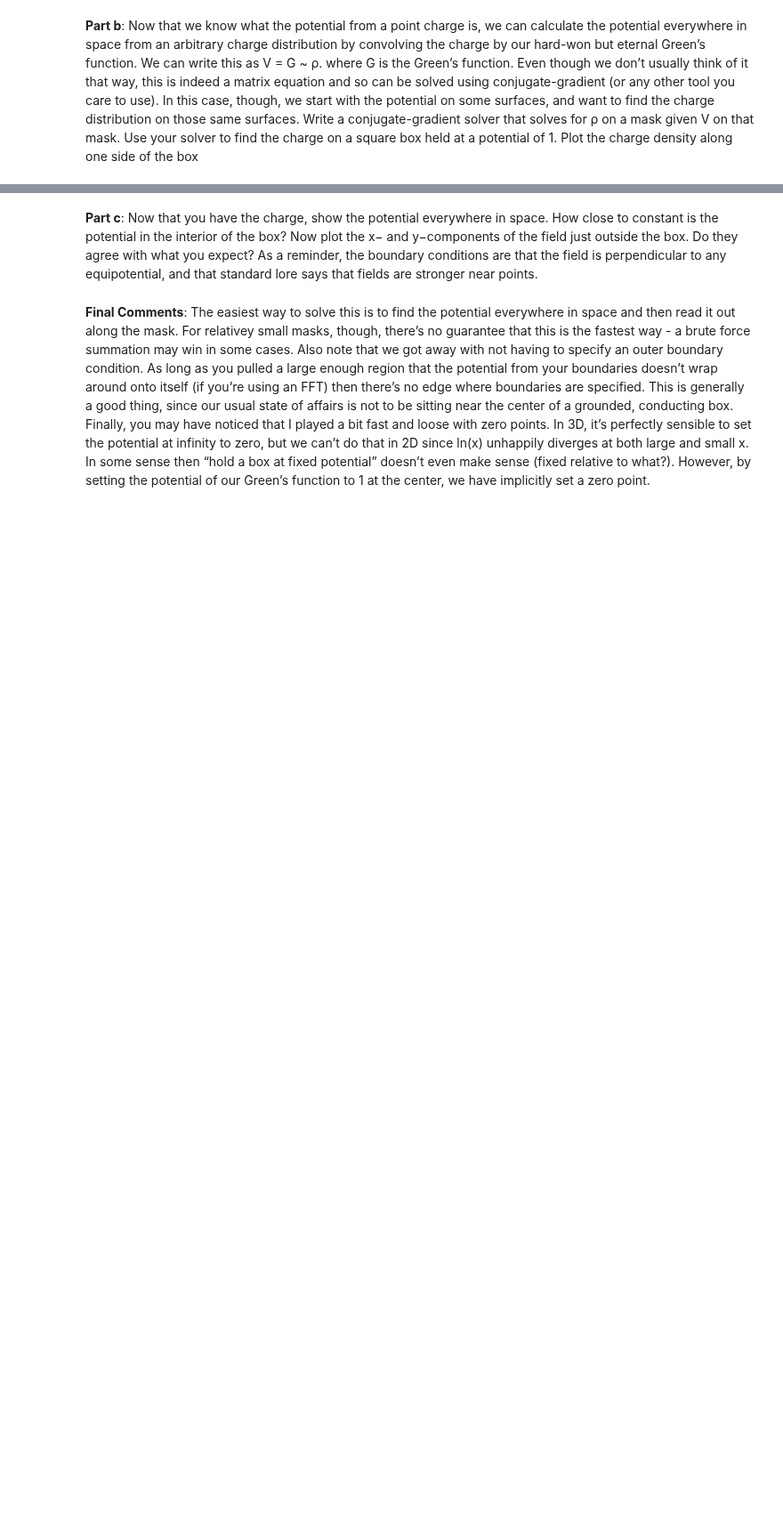
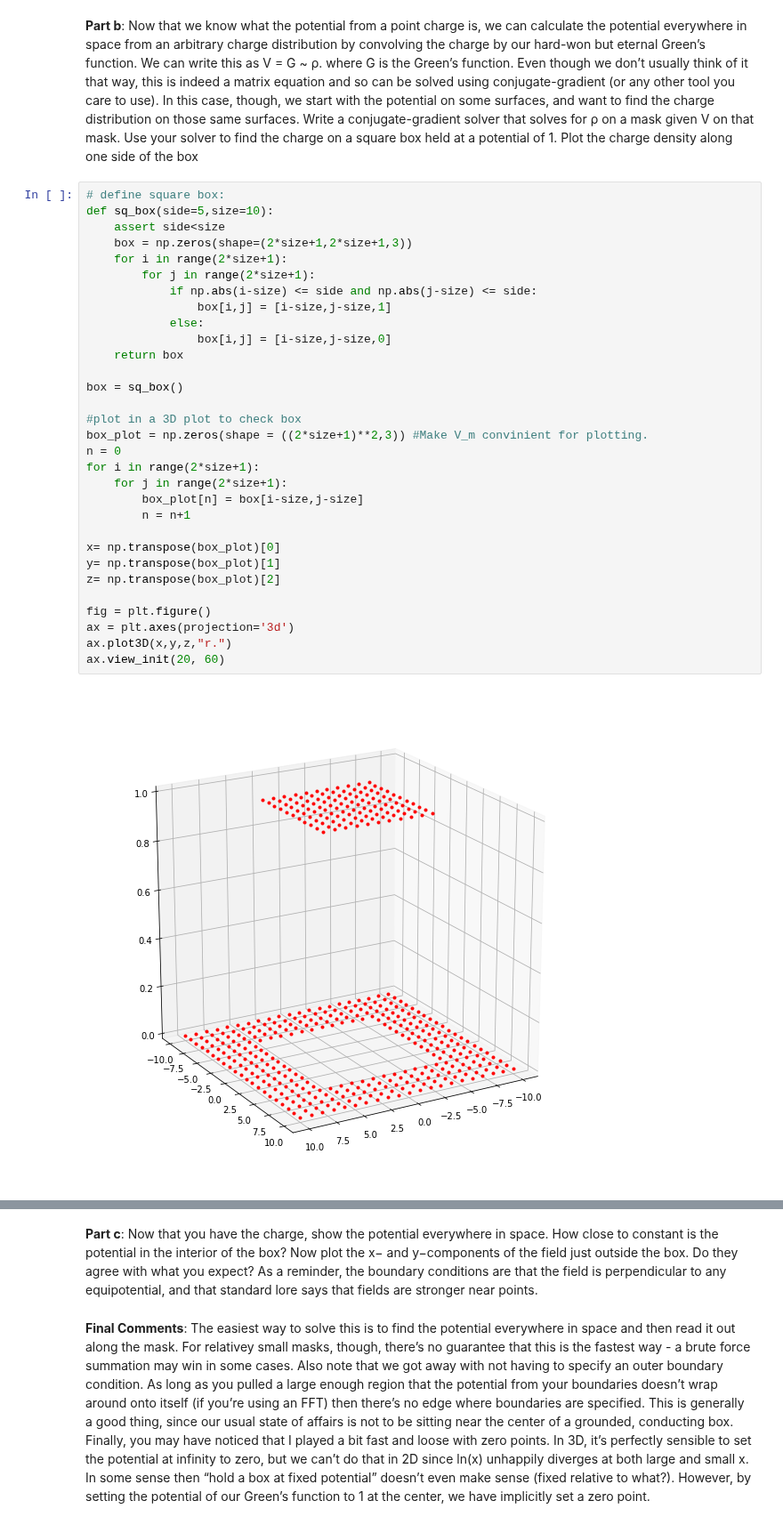
Before and after one commit to RphlFrmnt/PHYS512, a Jupyter notebook: Assign_7.ipynb, the cells around one changed output, grey strips where cells are left out. Shown at 89% size. Cells and saved outputs as stored; diff of their text form; blank space fills up the shorter version.

```diff
--- a/Assign_7.ipynb
+++ b/Assign_7.ipynb
@@ -45,3 +119,36 @@ point is the average of its neighbors. By knowing the potential at (1,0) has to
 # %% [markdown]
 **Part b**: Now that we know what the potential from a point charge is, we can calculate the potential everywhere in space from an arbitrary charge distribution by convolving the charge by our hard-won but eternal Green’s function. We can write this as V = G ~ ρ. where G is the Green’s function. Even though we don’t usually think of it that way, this is indeed a matrix
 equation and so can be solved using conjugate-gradient (or any other tool you care to use). In this case, though, we start with the potential on some surfaces, and want to find the charge distribution on those same surfaces. Write a conjugate-gradient solver that solves for ρ on a mask given V on that mask. Use your solver to find the charge on a square box held at a potential of 1. Plot the charge density along one side of the box
+# %%
+# define square box:
+def sq_box(side=5,size=10):
+    assert side<size
+    box = np.zeros(shape=(2*size+1,2*size+1,3))
+    for i in range(2*size+1):
+        for j in range(2*size+1):
+            if np.abs(i-size) <= side and np.abs(j-size) <= side:
+                box[i,j] = [i-size,j-size,1]
+            else:
+                box[i,j] = [i-size,j-size,0]
+    return box
+
+box = sq_box()
+
+#plot in a 3D plot to check box
+box_plot = np.zeros(shape = ((2*size+1)**2,3)) #Make V_m convinient for plotting.
+n = 0
+for i in range(2*size+1):
+    for j in range(2*size+1):
+        box_plot[n] = box[i-size,j-size]
+        n = n+1
+
+x= np.transpose(box_plot)[0]
+y= np.transpose(box_plot)[1]
+z= np.transpose(box_plot)[2]
+
+fig = plt.figure()
+ax = plt.axes(projection='3d')
+ax.plot3D(x,y,z,"r.")
+ax.view_init(20, 60)
+# %% [output]
+[figure, added]
```
Also changed, not shown: parts of 9 cells of this notebook.
